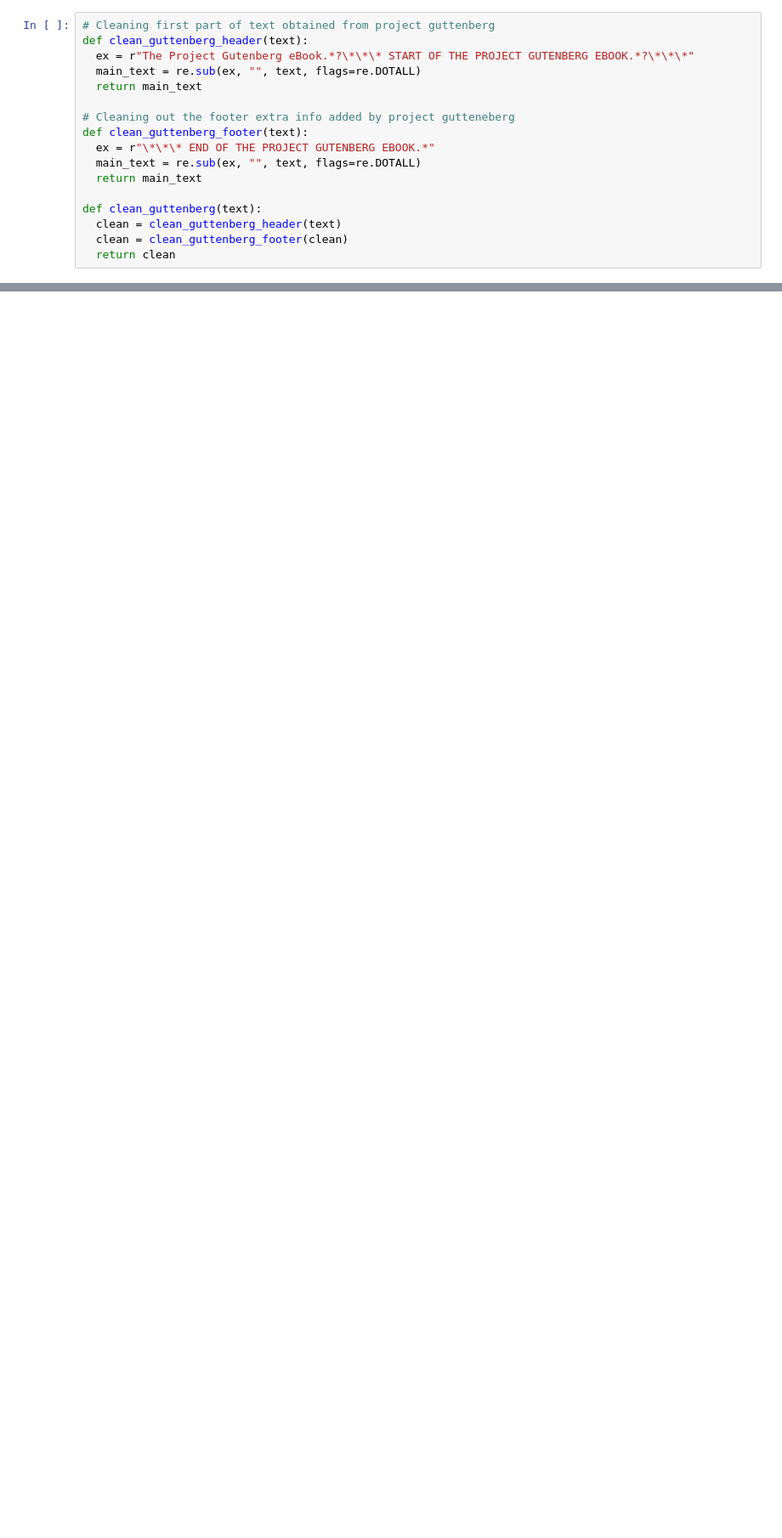
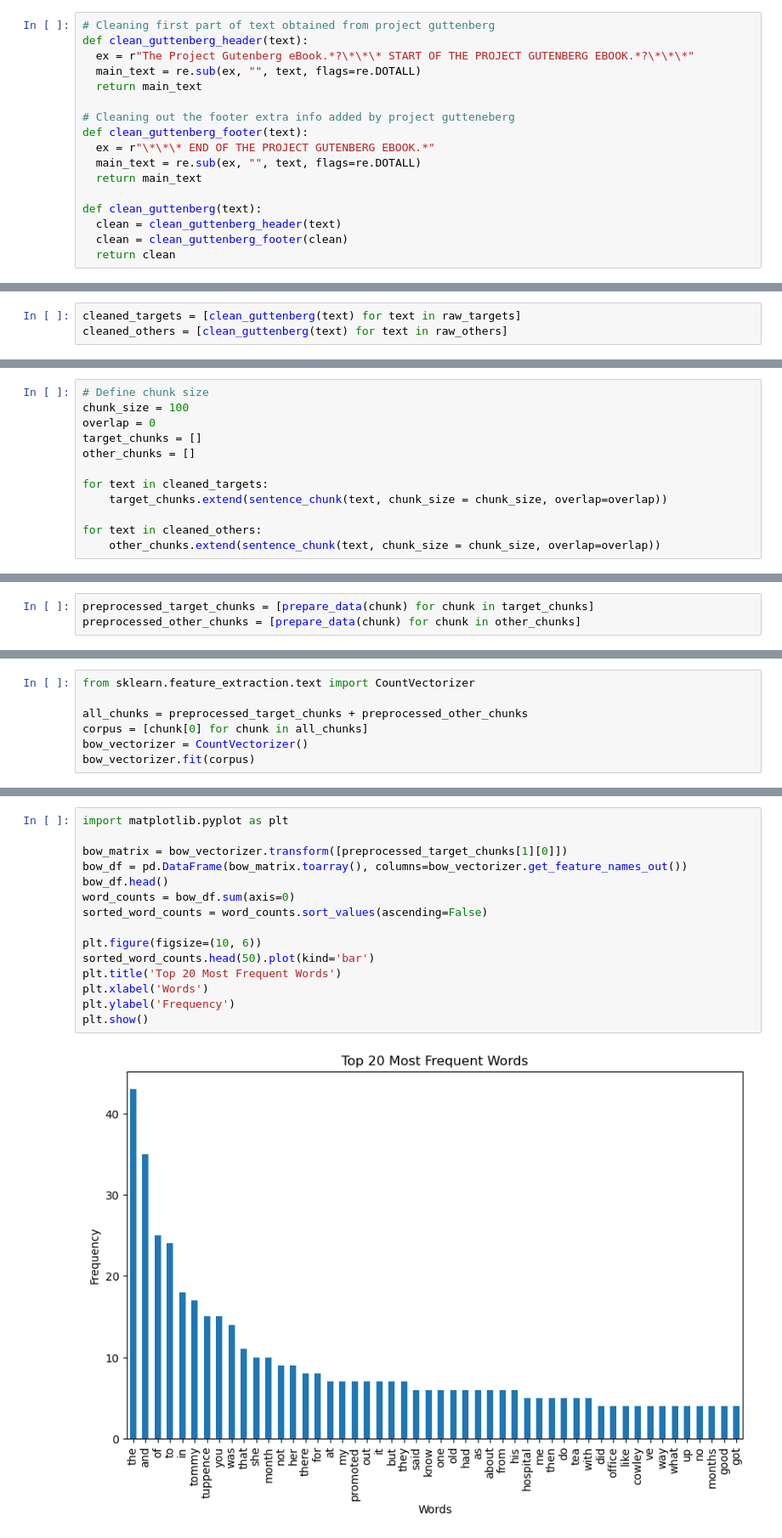
Before and after one commit to amirivojdan/nlp524, a Jupyter notebook: Project1/code.ipynb, the cells around one changed output, grey strips where cells are left out. Shown: that part at 85% size. Saved outputs shown, nothing was run; the diff lists cells and outputs as text; blank space fills up the shorter version.

Commit message:
BoW classification on 100-sentence chunks

```diff
--- a/Project1/code.ipynb
+++ b/Project1/code.ipynb
@@ -33,0 +35,3 @@ print(f"# targets: {len(raw_targets)} \n# others: {len(raw_others)}")
+# %%
+cleaned_targets = [clean_guttenberg(text) for text in raw_targets]
+cleaned_others = [clean_guttenberg(text) for text in raw_others]
@@ -33,0 +47,12 @@ print(f"# targets: {len(raw_targets)} \n# others: {len(raw_others)}")
+# %%
+# Define chunk size
+chunk_size = 100
+overlap = 0
+target_chunks = []
+other_chunks = []
+
+for text in cleaned_targets:
+    target_chunks.extend(sentence_chunk(text, chunk_size = chunk_size, overlap=overlap))
+
+for text in cleaned_others:
+    other_chunks.extend(sentence_chunk(text, chunk_size = chunk_size, overlap=overlap))
@@ -46,0 +87,3 @@ normalized_targets[1]
+# %%
+preprocessed_target_chunks = [prepare_data(chunk) for chunk in target_chunks]
+preprocessed_other_chunks = [prepare_data(chunk) for chunk in other_chunks]
@@ -46,0 +96,7 @@ normalized_targets[1]
+# %%
+from sklearn.feature_extraction.text import CountVectorizer
+
+all_chunks = preprocessed_target_chunks + preprocessed_other_chunks
+corpus = [chunk[0] for chunk in all_chunks]
+bow_vectorizer = CountVectorizer()
+bow_vectorizer.fit(corpus)
@@ -46,0 +105,17 @@ normalized_targets[1]
+# %%
+import matplotlib.pyplot as plt
+
+bow_matrix = bow_vectorizer.transform([preprocessed_target_chunks[1][0]])
+bow_df = pd.DataFrame(bow_matrix.toarray(), columns=bow_vectorizer.get_feature_names_out())
+bow_df.head()
+word_counts = bow_df.sum(axis=0)
+sorted_word_counts = word_counts.sort_values(ascending=False)
+
+plt.figure(figsize=(10, 6))
+sorted_word_counts.head(50).plot(kind='bar')
+plt.title('Top 20 Most Frequent Words')
+plt.xlabel('Words')
+plt.ylabel('Frequency')
+plt.show()
+# %% [output]
+[figure, added]
```
Also changed, not shown: parts of 17 cells of this notebook, 27 other files.
